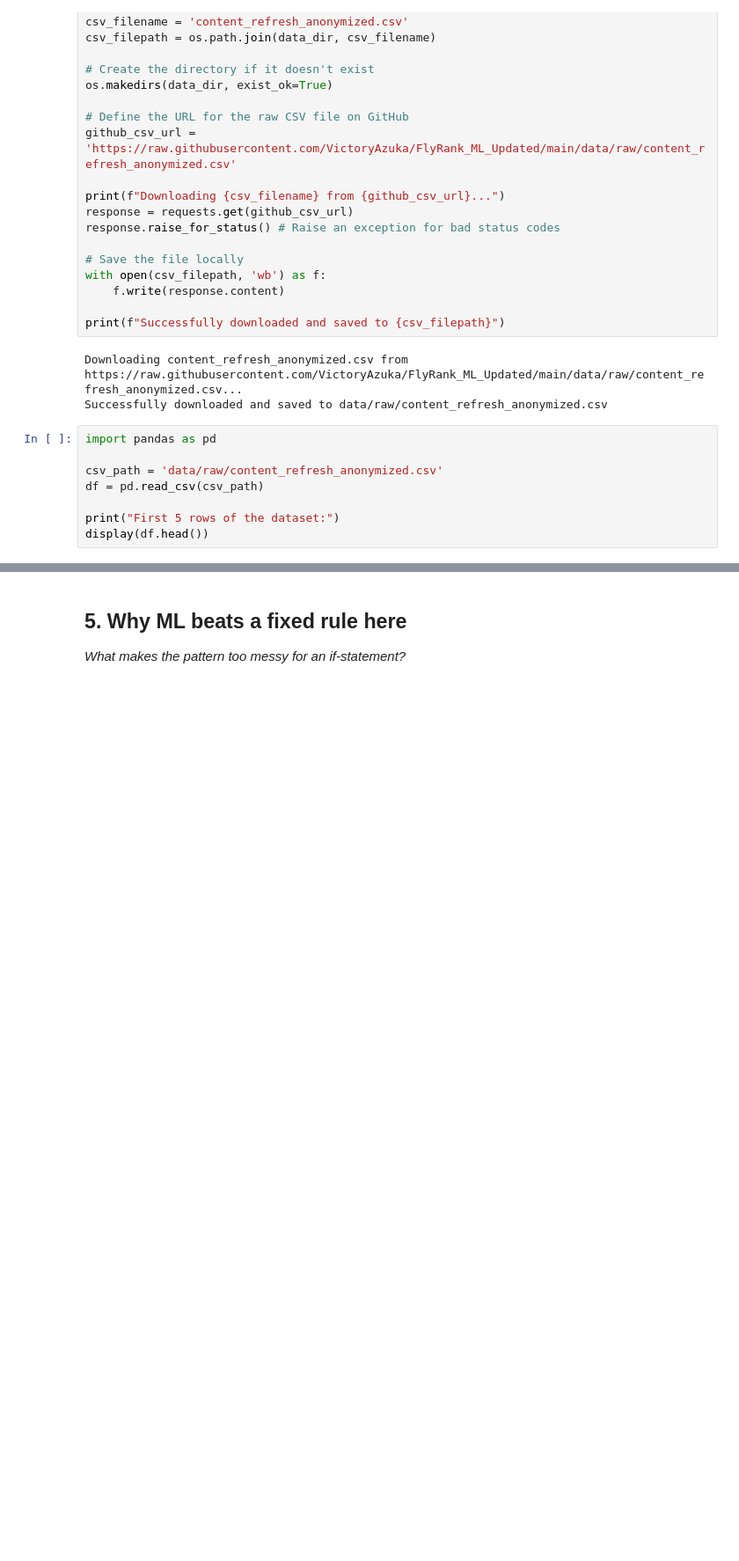
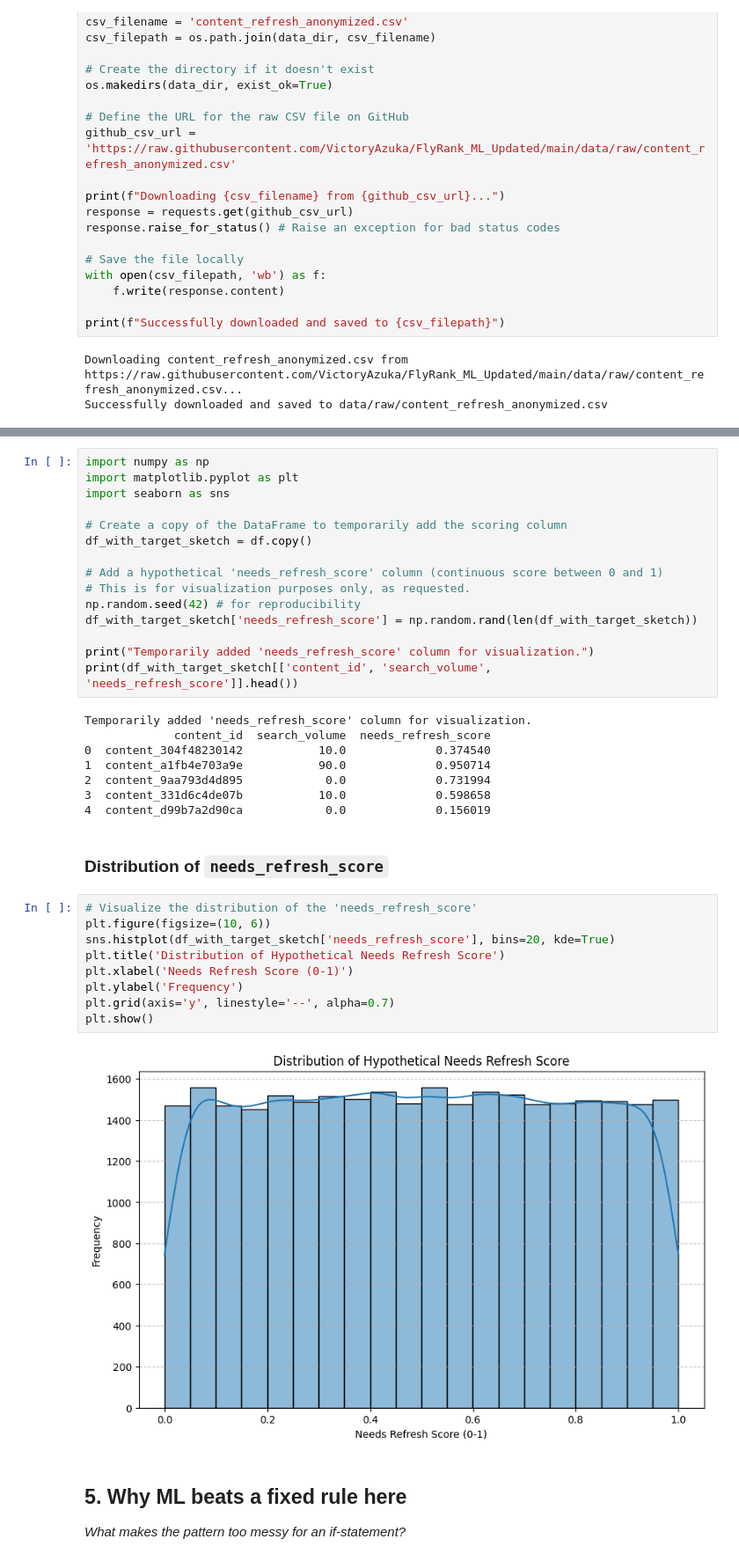
Before and after one commit to VictoryAzuka/FlyRank_ML_Updated, a Jupyter notebook: work/notebooks/w02_ml_task_framing_progress.ipynb, the cells around one changed output, grey strips where cells are left out. Shown at 88% size. Cells and saved outputs as stored; diff of their text form; blank space fills up the shorter version.

```diff
--- a/work/notebooks/w02_ml_task_framing_progress.ipynb
+++ b/work/notebooks/w02_ml_task_framing_progress.ipynb
@@ -149,11 +149,3 @@ print(f"Successfully downloaded and saved to {csv_filepath}")
 # %% [output]
 Downloading content_refresh_anonymized.csv from https://raw.githubusercontent.com/VictoryAzuka/FlyRank_ML_Updated/main/data/raw/content_refresh_anonymized.csv...
 Successfully downloaded and saved to data/raw/content_refresh_anonymized.csv
-# %%
-import pandas as pd
-
-csv_path = 'data/raw/content_refresh_anonymized.csv'
-df = pd.read_csv(csv_path)
-
-print("First 5 rows of the dataset:")
-display(df.head())
@@ -169,3 +196,39 @@ First 5 rows of the dataset:
+# %%
+import numpy as np
+import matplotlib.pyplot as plt
+import seaborn as sns
+
+# Create a copy of the DataFrame to temporarily add the scoring column
+df_with_target_sketch = df.copy()
+
+# Add a hypothetical 'needs_refresh_score' column (continuous score between 0 and 1)
+# This is for visualization purposes only, as requested.
+np.random.seed(42) # for reproducibility
+df_with_target_sketch['needs_refresh_score'] = np.random.rand(len(df_with_target_sketch))
+
+print("Temporarily added 'needs_refresh_score' column for visualization.")
+print(df_with_target_sketch[['content_id', 'search_volume', 'needs_refresh_score']].head())
+# %% [output]
+Temporarily added 'needs_refresh_score' column for visualization.
+             content_id  search_volume  needs_refresh_score
+0  content_304f48230142           10.0             0.374540
+1  content_a1fb4e703a9e           90.0             0.950714
+2  content_9aa793d4d895            0.0             0.731994
+3  content_331d6c4de07b           10.0             0.598658
+4  content_d99b7a2d90ca            0.0             0.156019
+# %% [markdown]
+### Distribution of `needs_refresh_score`
+# %%
+# Visualize the distribution of the 'needs_refresh_score'
+plt.figure(figsize=(10, 6))
+sns.histplot(df_with_target_sketch['needs_refresh_score'], bins=20, kde=True)
+plt.title('Distribution of Hypothetical Needs Refresh Score')
+plt.xlabel('Needs Refresh Score (0-1)')
+plt.ylabel('Frequency')
+plt.grid(axis='y', linestyle='--', alpha=0.7)
+plt.show()
+# %% [output]
+[figure, added]
 # %% [markdown]
 ## 5. Why ML beats a fixed rule here
 
```
Also changed, not shown: parts of 2 cells of this notebook.
